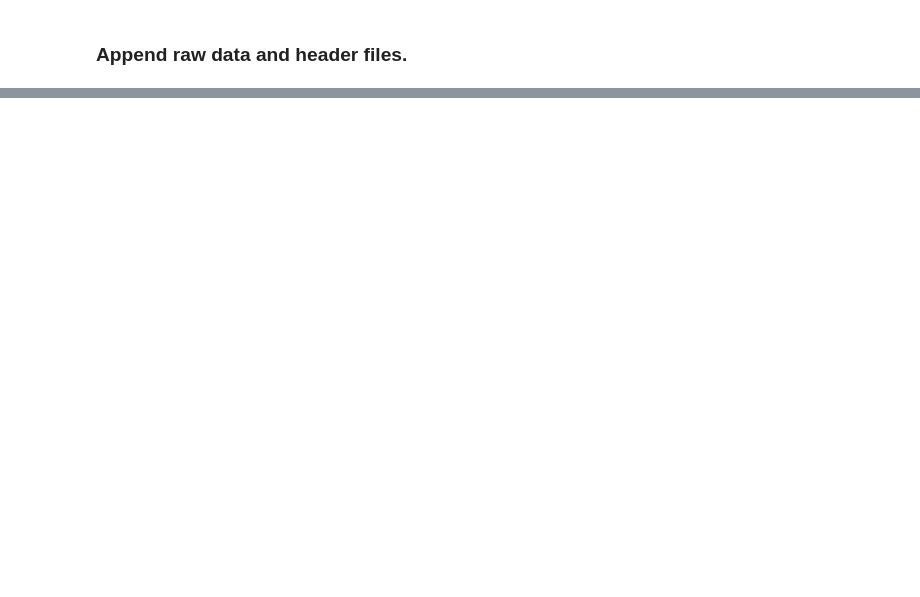
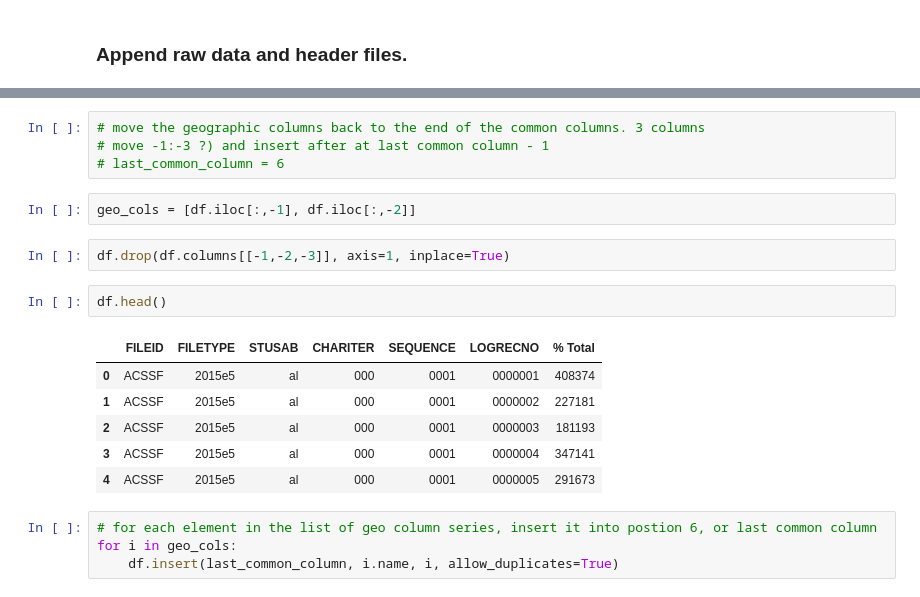
Before and after one commit to enatwater/new_business_predictor, a Jupyter notebook: acs_transformer/acs_transformer_sandbox.ipynb, the cells around one changed output, grey strips where cells are left out. Drawn from its saved outputs; the diff is of its cells as text; blank space fills up the shorter version.

```diff
--- a/acs_transformer/acs_transformer_sandbox.ipynb
+++ b/acs_transformer/acs_transformer_sandbox.ipynb
@@ -93,0 +250,21 @@ raw_df.columns = header_df.columns
+# %%
+# move the geographic columns back to the end of the common columns. 3 columns
+# move -1:-3 ?) and insert after at last common column - 1
+# last_common_column = 6
+# %%
+geo_cols = [df.iloc[:,-1], df.iloc[:,-2]]
+# %%
+df.drop(df.columns[[-1,-2,-3]], axis=1, inplace=True)
+# %%
+df.head()
+# %% [output]
+|  | FILEID | FILETYPE | STUSAB | CHARITER | SEQUENCE | LOGRECNO | % Total |
+| 0 | ACSSF | 2015e5 | al | 000 | 0001 | 0000001 | 408374 |
+| 1 | ACSSF | 2015e5 | al | 000 | 0001 | 0000002 | 227181 |
+| 2 | ACSSF | 2015e5 | al | 000 | 0001 | 0000003 | 181193 |
+| 3 | ACSSF | 2015e5 | al | 000 | 0001 | 0000004 | 347141 |
+| 4 | ACSSF | 2015e5 | al | 000 | 0001 | 0000005 | 291673 |
+# %%
+# for each element in the list of geo column series, insert it into postion 6, or last common column
+for i in geo_cols:
+    df.insert(last_common_column, i.name, i, allow_duplicates=True)
```
Also changed, not shown: parts of 43 cells of this notebook.
